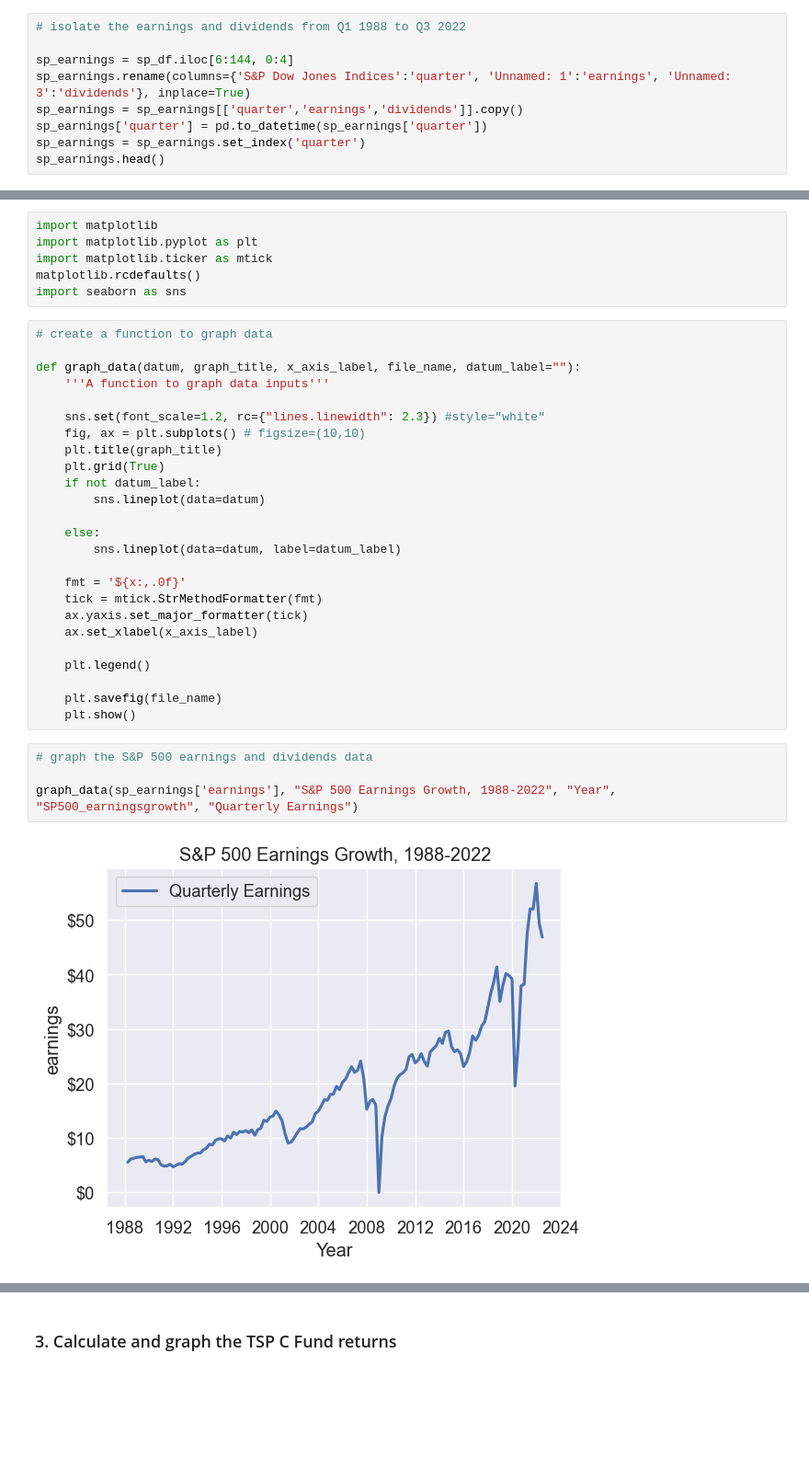
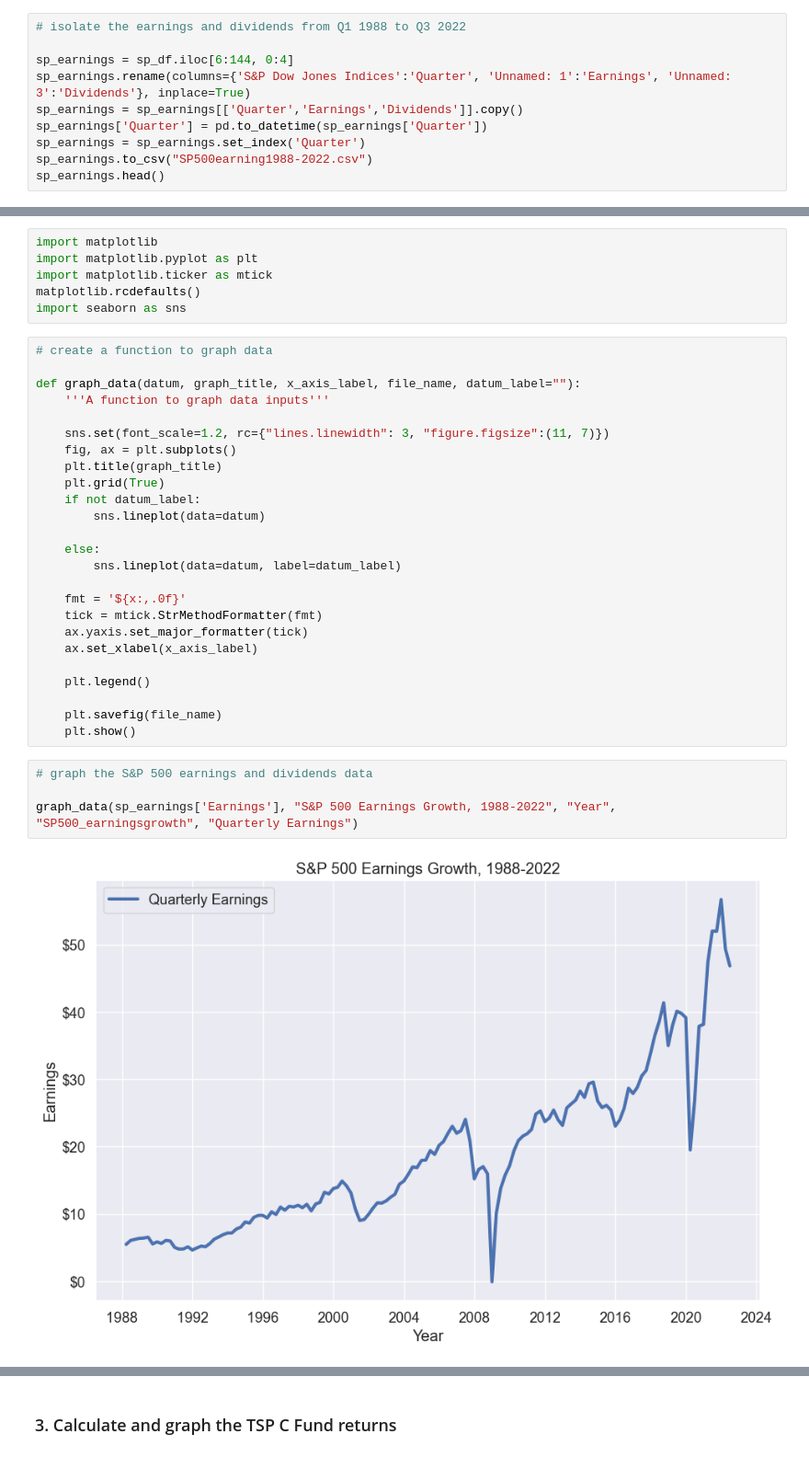
Before and after one commit to TSPstrategies/TSPCFundat35, a Jupyter notebook: C Fund Long Term Data_Final.ipynb, the cells around one changed output, grey strips where cells are left out. Shown at 92% size. Drawn from its saved outputs; the diff is of its cells as text; blank space fills up the shorter version.

```diff
--- a/C Fund Long Term Data_Final.ipynb
+++ b/C Fund Long Term Data_Final.ipynb
@@ -27,9 +27,10 @@ sp_df.head(10)
 # isolate the earnings and dividends from Q1 1988 to Q3 2022
 
 sp_earnings = sp_df.iloc[6:144, 0:4]
-sp_earnings.rename(columns={'S&P Dow Jones Indices':'quarter', 'Unnamed: 1':'earnings', 'Unnamed: 3':'dividends'}, inplace=True)
-sp_earnings = sp_earnings[['quarter','earnings','dividends']].copy()
-sp_earnings['quarter'] = pd.to_datetime(sp_earnings['quarter'])
-sp_earnings = sp_earnings.set_index('quarter')
+sp_earnings.rename(columns={'S&P Dow Jones Indices':'Quarter', 'Unnamed: 1':'Earnings', 'Unnamed: 3':'Dividends'}, inplace=True)
+sp_earnings = sp_earnings[['Quarter','Earnings','Dividends']].copy()
+sp_earnings['Quarter'] = pd.to_datetime(sp_earnings['Quarter'])
+sp_earnings = sp_earnings.set_index('Quarter')
+sp_earnings.to_csv("SP500earning1988-2022.csv")
 sp_earnings.head()
 # %% [output]
@@ -54,8 +55,8 @@ import seaborn as sns
 def graph_data(datum, graph_title, x_axis_label, file_name, datum_label=""):
     '''A function to graph data inputs'''
 
-    sns.set(font_scale=1.2, rc={"lines.linewidth": 2.3}) #style="white"
-    fig, ax = plt.subplots() # figsize=(10,10)
+    sns.set(font_scale=1.2, rc={"lines.linewidth": 3, "figure.figsize":(11, 7)})
+    fig, ax = plt.subplots()
     plt.title(graph_title)
     plt.grid(True)
     if not datum_label:
@@ -76,7 +77,7 @@ def graph_data(datum, graph_title, x_axis_label, file_name, datum_label=""):
 # %%
 # graph the S&P 500 earnings and dividends data
 
-graph_data(sp_earnings['earnings'], "S&P 500 Earnings Growth, 1988-2022", "Year", "SP500_earningsgrowth", "Quarterly Earnings")
+graph_data(sp_earnings['Earnings'], "S&P 500 Earnings Growth, 1988-2022", "Year", "SP500_earningsgrowth", "Quarterly Earnings")
 # %% [output]
-[figure, old version]
+[figure, new version]
 # %%
```
Also changed, not shown: parts of 25 cells of this notebook.
